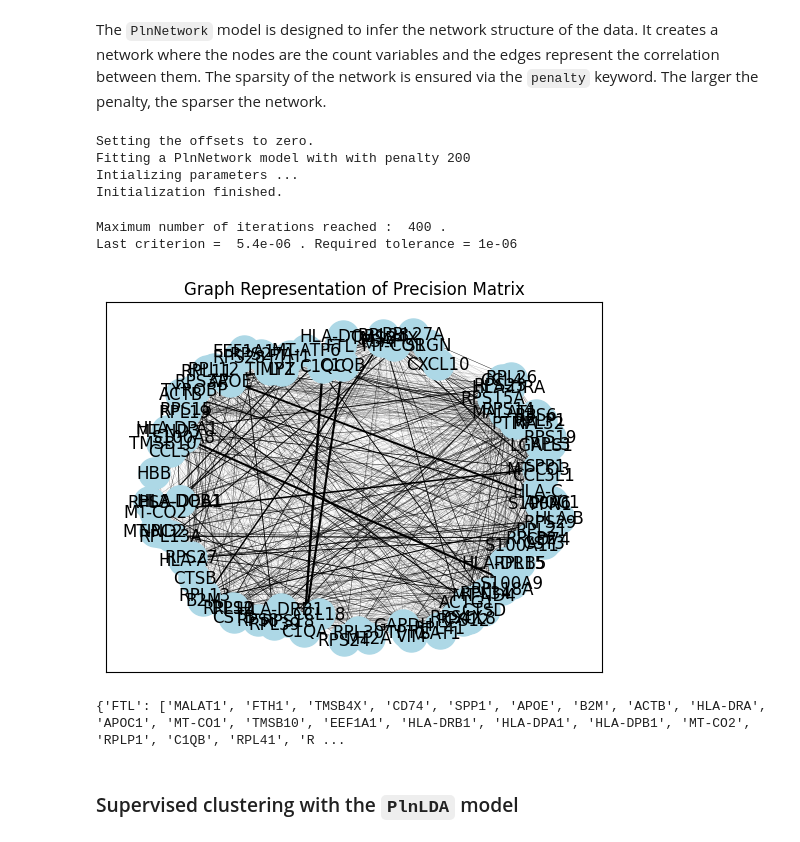
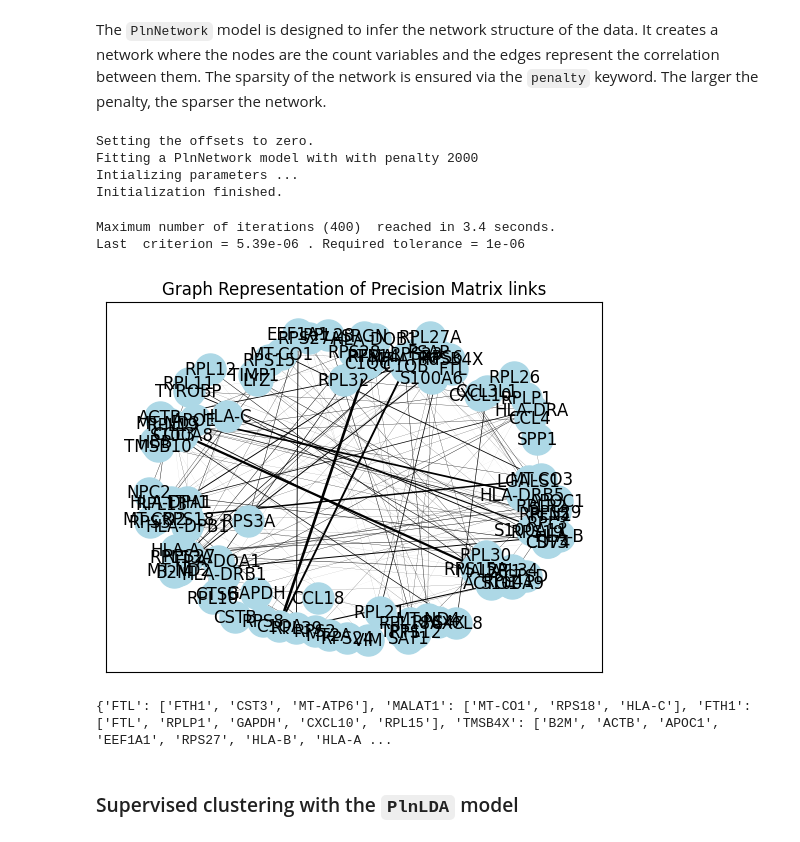
Before and after one commit to PLN-team/pyPLNmodels, a Jupyter notebook: Getting_started.ipynb, the cells around one changed output. Drawn from its saved outputs; the diff is of its cells as text; code cells hidden in the pictures.

```diff
--- a/Getting_started.ipynb
+++ b/Getting_started.ipynb
@@ -288,20 +287,20 @@ represent the correlation between them. The sparsity of the network is ensured
 via the `penalty` keyword. The larger the penalty, the sparser the network.
 # %%
 from pyPLNmodels import PlnNetwork
-net = PlnNetwork.from_formula("endog ~ 1  + labels ", data = data, penalty = 200).fit()
+net = PlnNetwork.from_formula("endog ~ 1  + labels ", data = data, penalty = 2000).fit()
 net.viz_network()
 # %% [output]
 Setting the offsets to zero.
-Fitting a PlnNetwork model with with penalty 200
+Fitting a PlnNetwork model with with penalty 2000
 Intializing parameters ...
 Initialization finished.
-Maximum number of iterations reached :  400 .
-Last criterion =  5.4e-06 . Required tolerance = 1e-06
+Maximum number of iterations (400)  reached in 3.4 seconds.
+Last  criterion = 5.39e-06 . Required tolerance = 1e-06
-[figure, old version]
+[figure, new version]
 # %%
 print(net.network)
 # %% [output]
-{'FTL': ['MALAT1', 'FTH1', 'TMSB4X', 'CD74', 'SPP1', 'APOE', 'B2M', 'ACTB', 'HLA-DRA', 'APOC1', 'MT-CO1', 'TMSB10', 'EEF1A1', 'HLA-DRB1', 'HLA-DPA1', 'HLA-DPB1', 'MT-CO2', 'RPLP1', 'C1QB', 'RPL41', 'R ...
+{'FTL': ['FTH1', 'CST3', 'MT-ATP6'], 'MALAT1': ['MT-CO1', 'RPS18', 'HLA-C'], 'FTH1': ['FTL', 'RPLP1', 'GAPDH', 'CXCL10', 'RPL15'], 'TMSB4X': ['B2M', 'ACTB', 'APOC1', 'EEF1A1', 'RPS27', 'HLA-B', 'HLA-A ...
 # %% [markdown]
 ### Supervised clustering with the `PlnLDA` model
 # %% [markdown]
```
Also changed, not shown: parts of 24 cells of this notebook, 15 other files.
